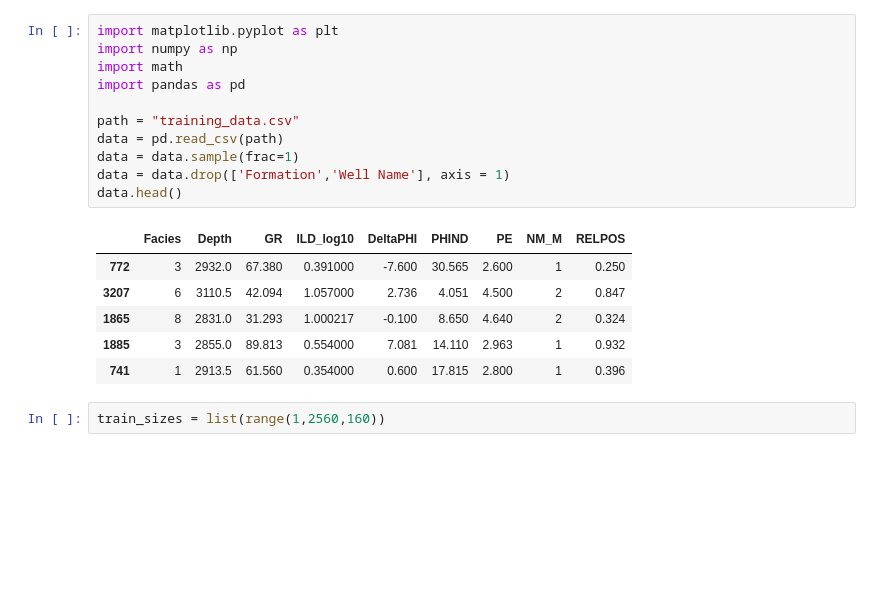
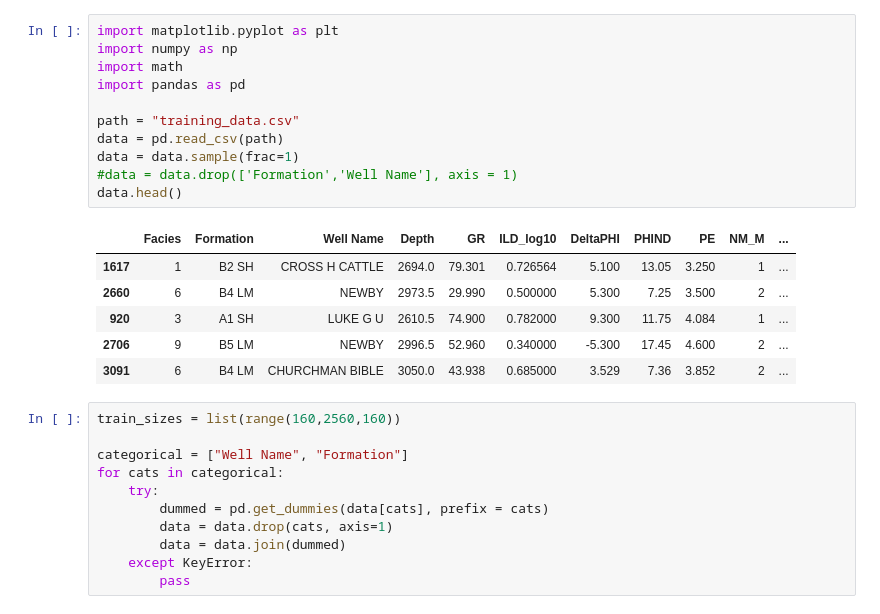
Before and after one commit to nshea3/ml_notebooks, a Jupyter notebook: ML_P1_welllogs.ipynb, the cells around one changed output. Saved outputs shown, nothing was run; the diff lists cells and outputs as text; blank space fills up the shorter version.

```diff
--- a/ML_P1_welllogs.ipynb
+++ b/ML_P1_welllogs.ipynb
@@ -1,20 +1,29 @@
 # %%
 import matplotlib.pyplot as plt
 import numpy as np
 import math
 import pandas as pd
 
 path = "training_data.csv"
 data = pd.read_csv(path)
 data = data.sample(frac=1)
-data = data.drop(['Formation','Well Name'], axis = 1)
+#data = data.drop(['Formation','Well Name'], axis = 1)
 data.head()
 # %% [output]
-|  | Facies | Depth | GR | ILD_log10 | DeltaPHI | PHIND | PE | NM_M | RELPOS |
-| 772 | 3 | 2932.0 | 67.380 | 0.391000 | -7.600 | 30.565 | 2.600 | 1 | 0.250 |
-| 3207 | 6 | 3110.5 | 42.094 | 1.057000 | 2.736 | 4.051 | 4.500 | 2 | 0.847 |
-| 1865 | 8 | 2831.0 | 31.293 | 1.000217 | -0.100 | 8.650 | 4.640 | 2 | 0.324 |
-| 1885 | 3 | 2855.0 | 89.813 | 0.554000 | 7.081 | 14.110 | 2.963 | 1 | 0.932 |
-| 741 | 1 | 2913.5 | 61.560 | 0.354000 | 0.600 | 17.815 | 2.800 | 1 | 0.396 |
+|  | Facies | Formation | Well Name | Depth | GR | ILD_log10 | DeltaPHI | PHIND | PE | NM_M | ... |
+| 1617 | 1 | B2 SH | CROSS H CATTLE | 2694.0 | 79.301 | 0.726564 | 5.100 | 13.05 | 3.250 | 1 | ... |
+| 2660 | 6 | B4 LM | NEWBY | 2973.5 | 29.990 | 0.500000 | 5.300 | 7.25 | 3.500 | 2 | ... |
+| 920 | 3 | A1 SH | LUKE G U | 2610.5 | 74.900 | 0.782000 | 9.300 | 11.75 | 4.084 | 1 | ... |
+| 2706 | 9 | B5 LM | NEWBY | 2996.5 | 52.960 | 0.340000 | -5.300 | 17.45 | 4.600 | 2 | ... |
+| 3091 | 6 | B4 LM | CHURCHMAN BIBLE | 3050.0 | 43.938 | 0.685000 | 3.529 | 7.36 | 3.852 | 2 | ... |
-# %%
-train_sizes = list(range(1,2560,160))
+# %%
+train_sizes = list(range(160,2560,160))
+
+categorical = ["Well Name", "Formation"]
+for cats in categorical:
+    try:
+        dummed = pd.get_dummies(data[cats], prefix = cats)
+        data = data.drop(cats, axis=1)
+        data = data.join(dummed)
+    except KeyError:
+        pass
```
Also changed, not shown: parts of 7 cells of this notebook.
